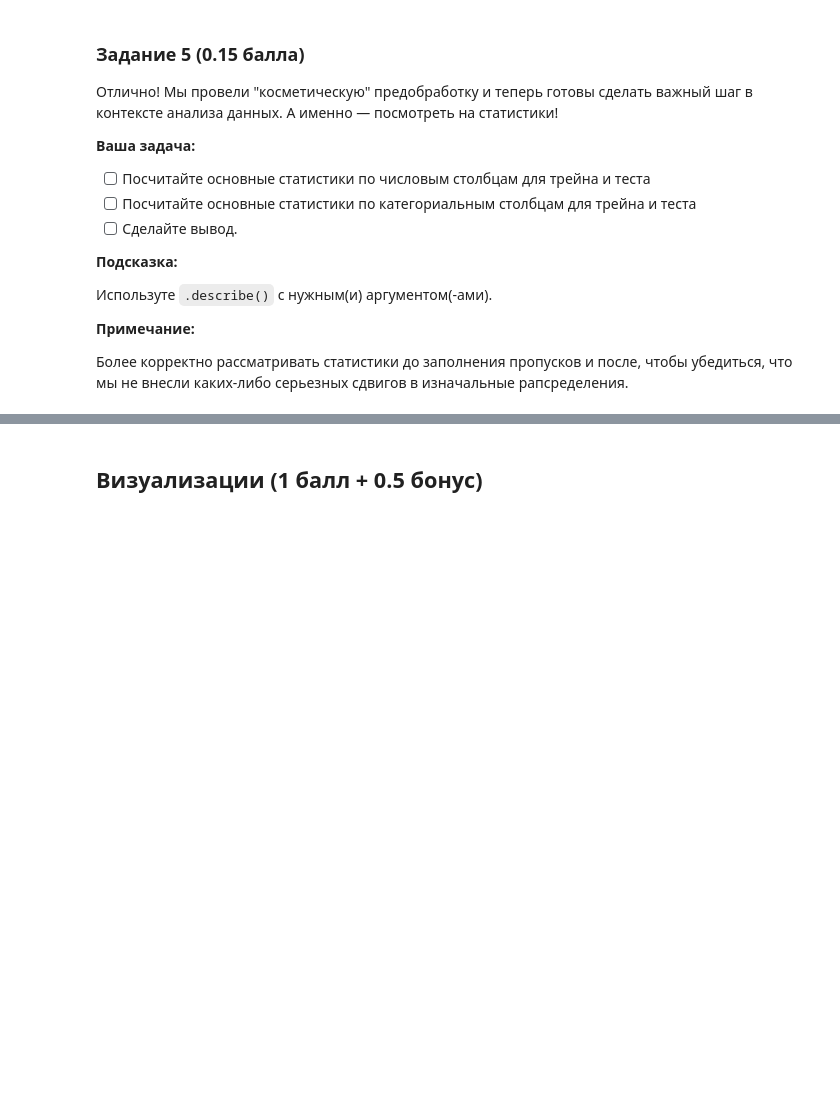
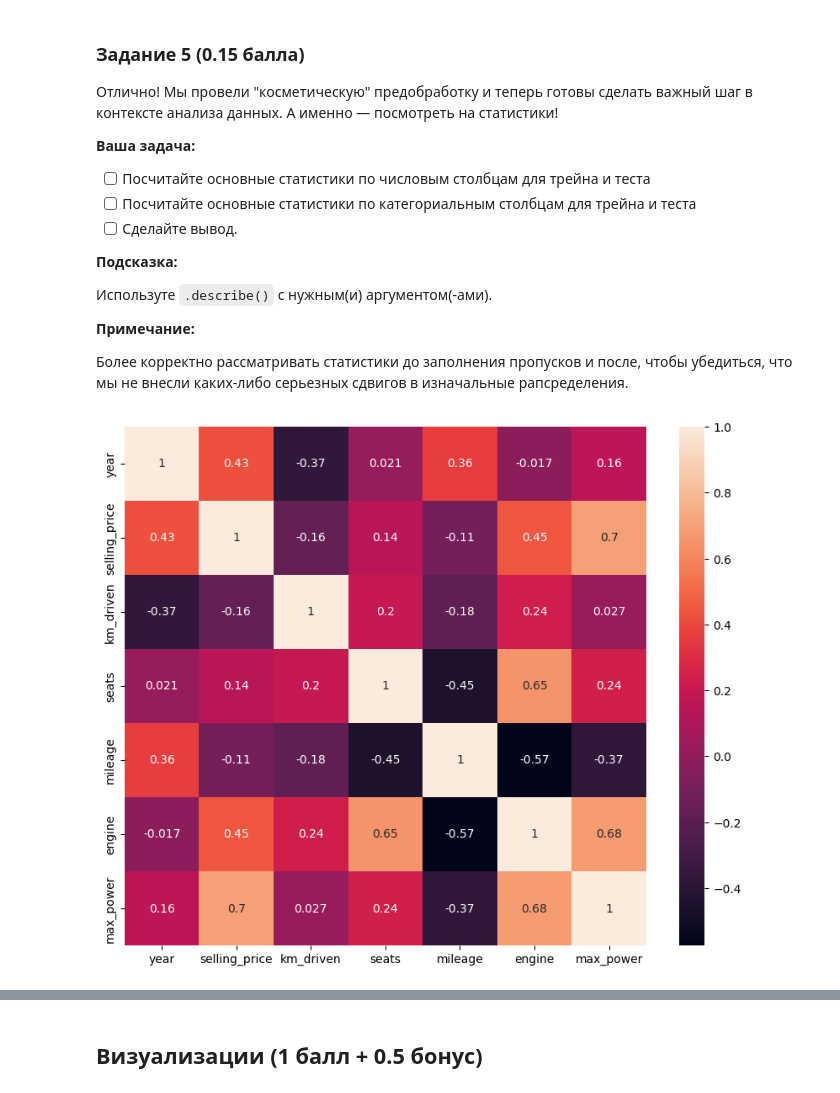
Before and after one commit to BatrakQ/HW_projects, a Jupyter notebook: Hometasks/Base/HW1_Regression_with_inference_base.ipynb, the cells around one changed output, grey strips where cells are left out. Cells and saved outputs as stored; diff of their text form; code cells hidden in the pictures; blank space fills up the shorter version.

```diff
--- a/Hometasks/Base/HW1_Regression_with_inference_base.ipynb
+++ b/Hometasks/Base/HW1_Regression_with_inference_base.ipynb
@@ -155,0 +233,9 @@ AssertionError:
+# %%
+# df_train_fixed_und.info()
+
+
+df_train_fixed_und["max_power"] = df_train_fixed_und["max_power"].apply(
+    lambda x: float(str(x).split()[0])
+    if str(x).strip() not in ["", "bhp", "nan"]
+    else np.nan
+)
@@ -155,0 +259,2 @@ AssertionError:
+# %%
+df_train_fixed_und.drop(columns=['torque'], inplace=True)
@@ -155,0 +266,11 @@ AssertionError:
+# %%
+df_test["max_power"] = df_test["max_power"].apply(
+    lambda x: float(str(x).split()[0])
+    if str(x).strip() not in ["", "bhp", "nan"]
+    else np.nan
+)
+# df_test.drop(columns=['torque'], inplace=True)
+
+for item in ['mileage', 'engine']:
+  df_test[item] = df_test[item].apply(
+    lambda x: float(str(x).split()[0]))
@@ -155,0 +300,4 @@ AssertionError:
+# %%
+for item in ['mileage', 'engine']:
+  df_train_fixed_und[item] = df_train_fixed_und[item].apply(
+    lambda x: float(str(x).split()[0]))
@@ -182,0 +373,10 @@ AssertionError:
+# %%
+df_train = df_train_fixed_und.copy()
+
+corr = df_train.corr(method='pearson', numeric_only=True)
+
+plt.figure(figsize = (10, 8))
+sns.heatmap(corr, annot=True)
+plt.show()
+# %% [output]
+[figure, added]
```
Also changed, not shown: parts of 81 cells of this notebook.
